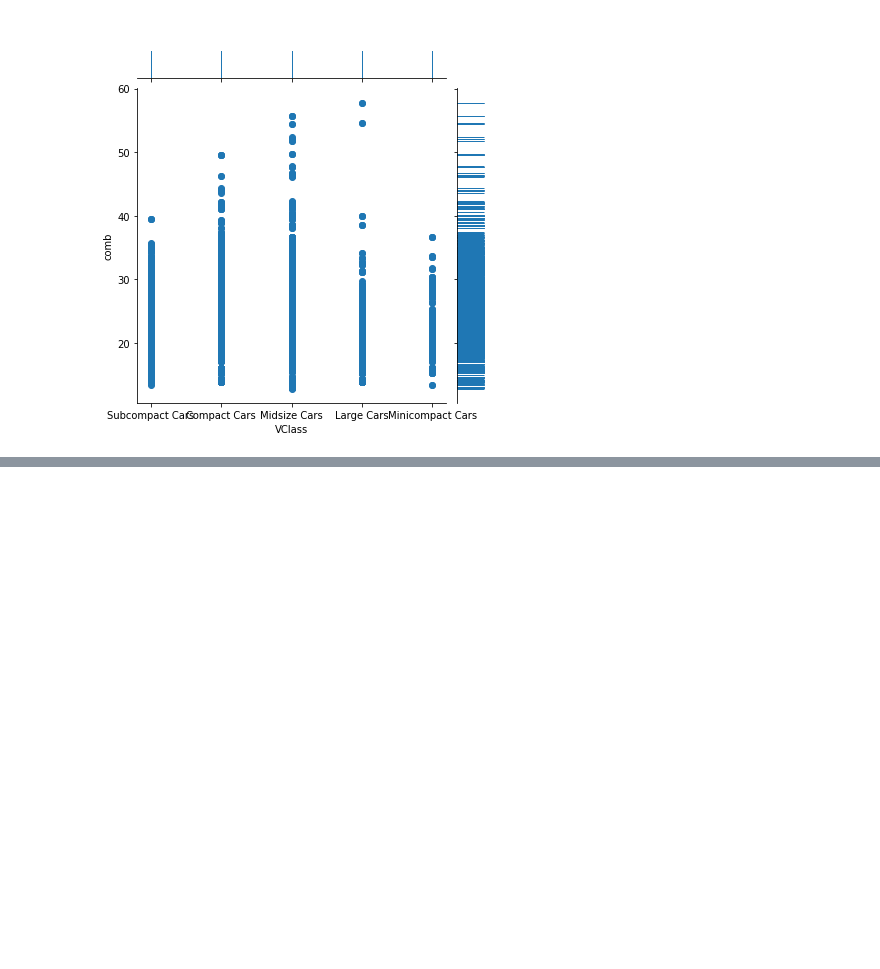
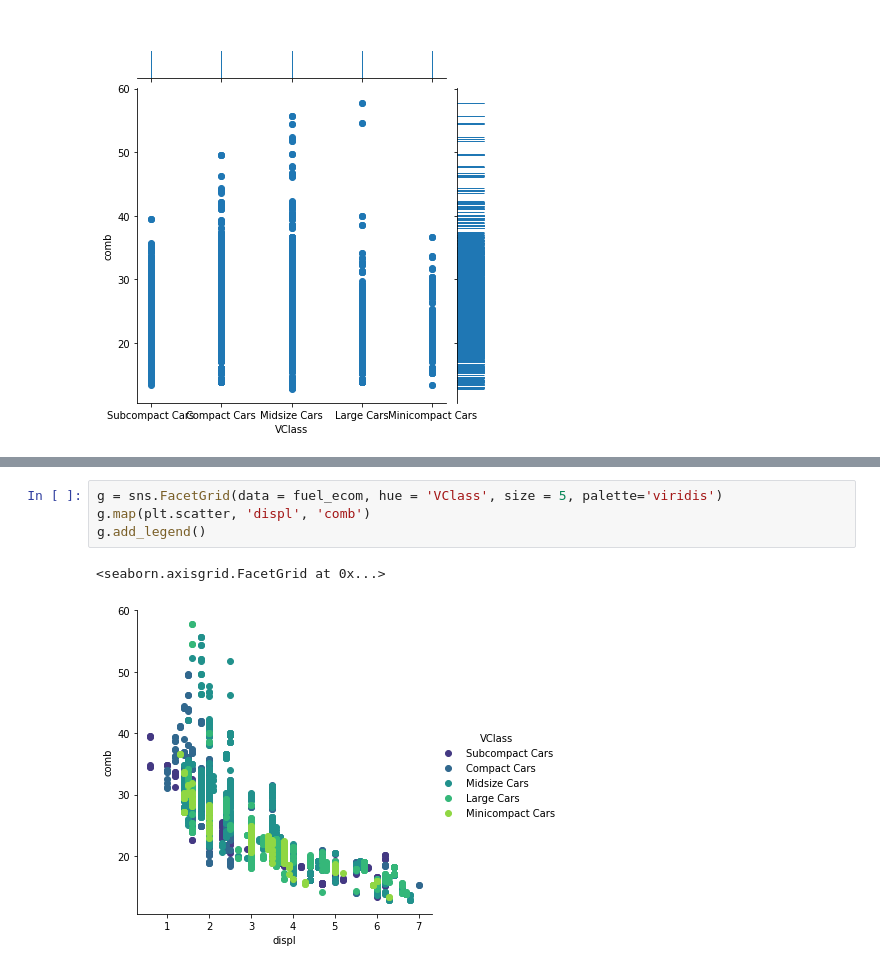
Before and after one commit to AlexWangVT/data_visual_course, a Jupyter notebook: bivariate.ipynb, the cells around one changed output, grey strips where cells are left out. Saved outputs shown, nothing was run; the diff lists cells and outputs as text; blank space fills up the shorter version.

```diff
--- a/bivariate.ipynb
+++ b/bivariate.ipynb
@@ -133,0 +129,7 @@ plt.legend(['Automatic', 'Manual'])
+# %%
+g = sns.FacetGrid(data = fuel_ecom, hue = 'VClass', size = 5, palette='viridis')
+g.map(plt.scatter, 'displ', 'comb')
+g.add_legend()
+# %% [output]
+<seaborn.axisgrid.FacetGrid at 0x...>
+[figure, added]
```
Also changed, not shown: parts of 8 cells of this notebook.
